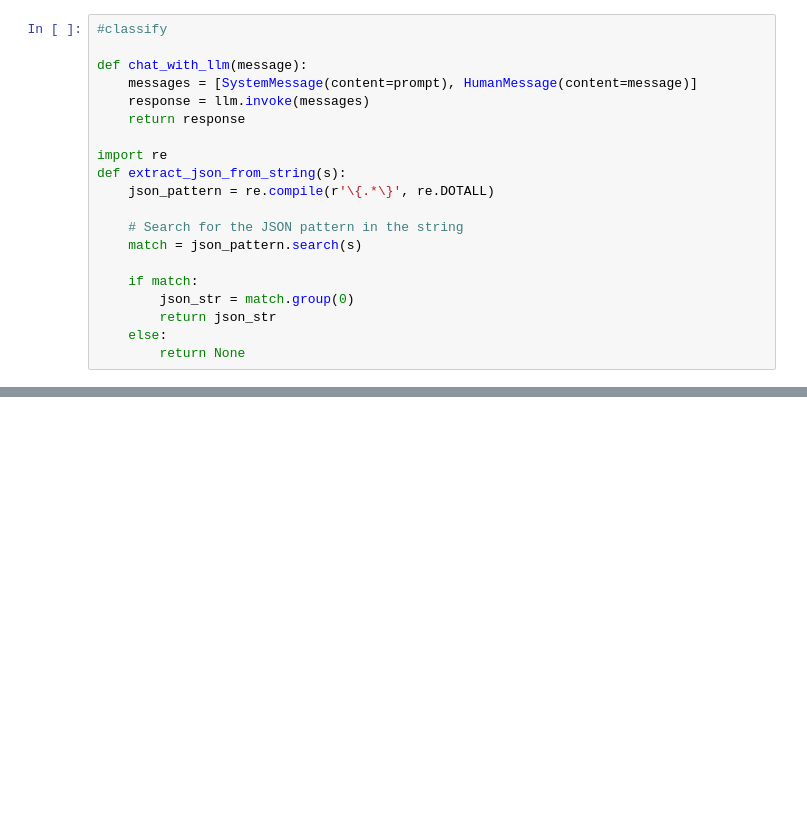
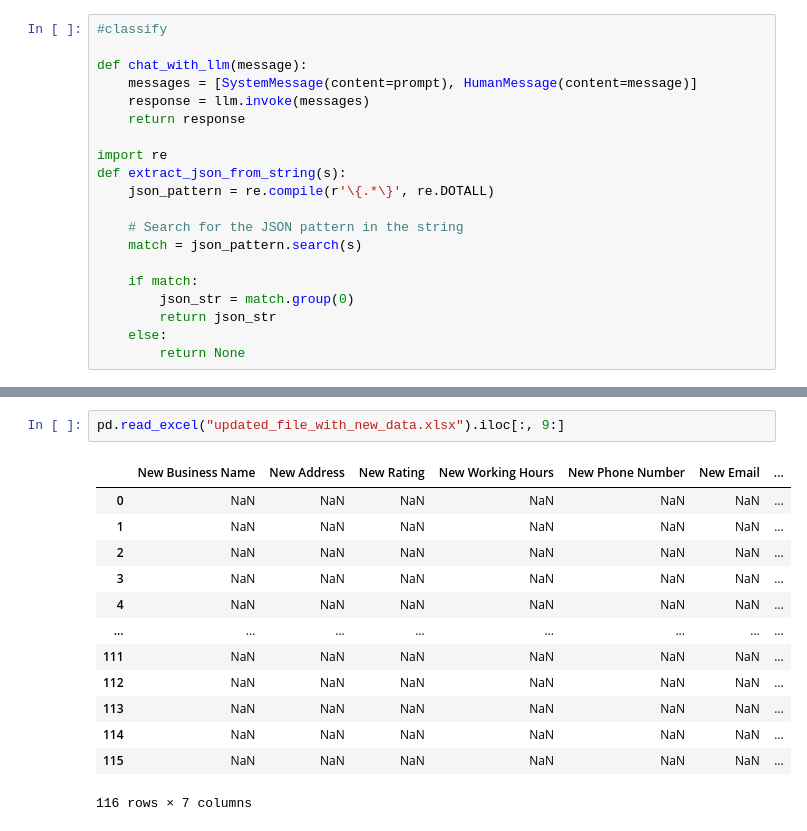
Before and after one commit to kkarthik3/LLM-Data-extraction-Scrapping, a Jupyter notebook: app.ipynb, the cells around one changed output, grey strips where cells are left out. Saved outputs shown, nothing was run; the diff lists cells and outputs as text; blank space fills up the shorter version.

```diff
--- a/app.ipynb
+++ b/app.ipynb
@@ -117,0 +217,16 @@ Processing complete. Data stored in data.json.
+# %%
+pd.read_excel("updated_file_with_new_data.xlsx").iloc[:, 9:]
+# %% [output]
+|  | New Business Name | New Address | New Rating | New Working Hours | New Phone Number | New Email | ... |
+| 0 | NaN | NaN | NaN | NaN | NaN | NaN | ... |
+| 1 | NaN | NaN | NaN | NaN | NaN | NaN | ... |
+| 2 | NaN | NaN | NaN | NaN | NaN | NaN | ... |
+| 3 | NaN | NaN | NaN | NaN | NaN | NaN | ... |
+| 4 | NaN | NaN | NaN | NaN | NaN | NaN | ... |
+| ... | ... | ... | ... | ... | ... | ... | ... |
+| 111 | NaN | NaN | NaN | NaN | NaN | NaN | ... |
+| 112 | NaN | NaN | NaN | NaN | NaN | NaN | ... |
+| 113 | NaN | NaN | NaN | NaN | NaN | NaN | ... |
+| 114 | NaN | NaN | NaN | NaN | NaN | NaN | ... |
+| 115 | NaN | NaN | NaN | NaN | NaN | NaN | ... |
+116 rows × 7 columns
```
Also changed, not shown: parts of 13 cells of this notebook, 7 other files.
